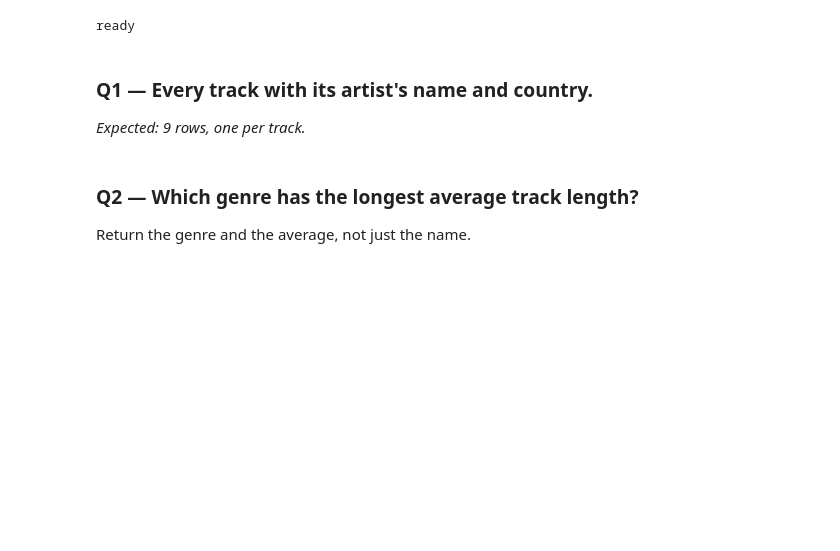
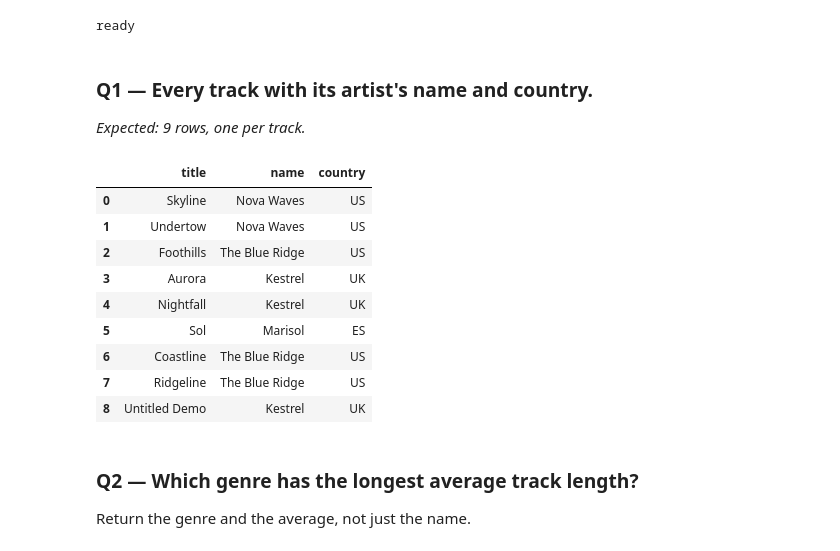
Before and after one commit to ekee7/ds2002-fa26, a Jupyter notebook: notebooks/02-sql-databases/2026-09-11 — SQL Challenge Set — Lab.ipynb, the cells around one changed output. Cells and saved outputs as stored; diff of their text form; code cells hidden in the pictures; blank space fills up the shorter version.

```diff
--- a/notebooks/02-sql-databases/2026-09-11 — SQL Challenge Set — Lab.ipynb
+++ b/notebooks/02-sql-databases/2026-09-11 — SQL Challenge Set — Lab.ipynb
@@ -49,8 +49,21 @@ ready
 # %%
 q1 = q('''
 SELECT tracks.title, artists.name, artists.country
 FROM tracks JOIN artists ON tracks.artist_id = artists.artist_id
 ''')
+
+q1
+# %% [output]
+|  | title | name | country |
+| 0 | Skyline | Nova Waves | US |
+| 1 | Undertow | Nova Waves | US |
+| 2 | Foothills | The Blue Ridge | US |
+| 3 | Aurora | Kestrel | UK |
+| 4 | Nightfall | Kestrel | UK |
+| 5 | Sol | Marisol | ES |
+| 6 | Coastline | The Blue Ridge | US |
+| 7 | Ridgeline | The Blue Ridge | US |
+| 8 | Untitled Demo | Kestrel | UK |
 # %% [markdown]
 ### Q2 — Which genre has the longest average track length?
 
```
Also changed, not shown: parts of 5 cells of this notebook.
